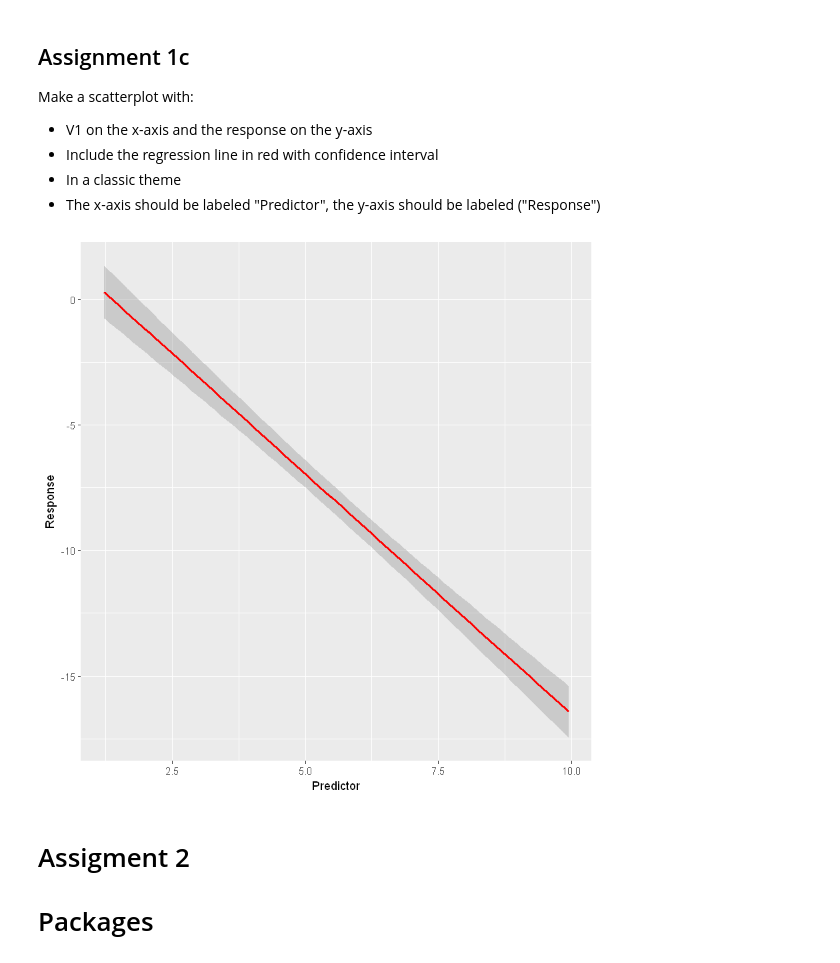
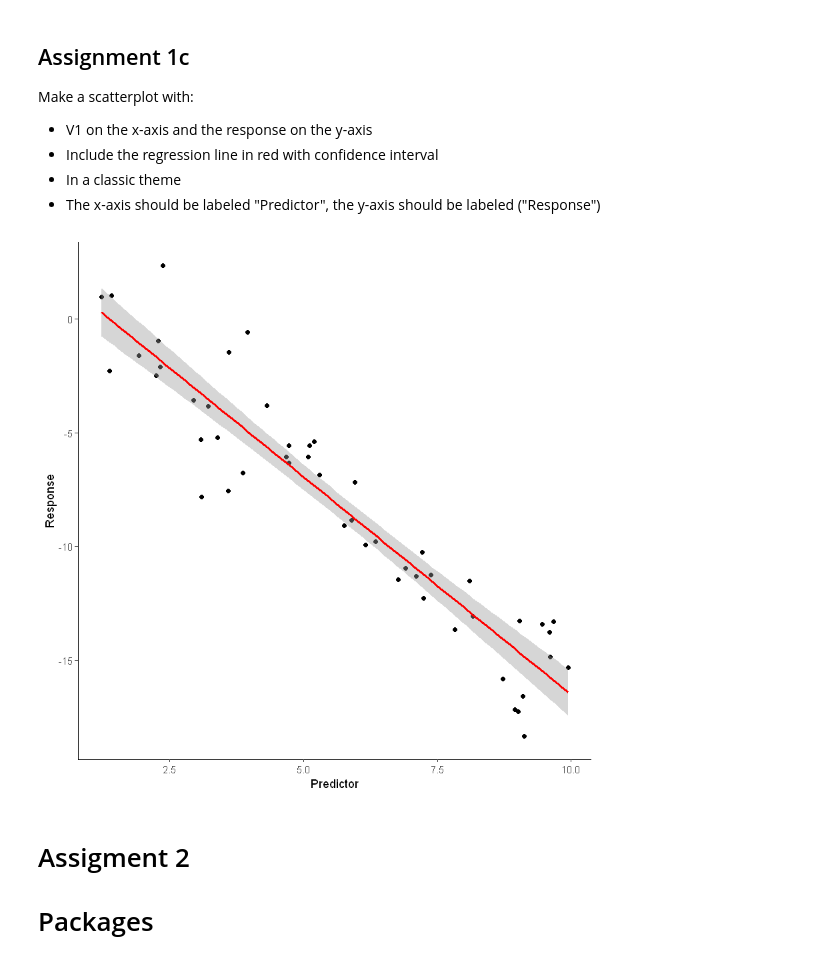
Before and after one commit to coenvdrwielen/assignments, a Jupyter notebook: Exam_student.ipynb, the cells around one changed output. Saved outputs shown, nothing was run; the diff lists cells and outputs as text; code cells hidden in the pictures.

```diff
--- a/Exam_student.ipynb
+++ b/Exam_student.ipynb
@@ -24,7 +38,8 @@ The data are given:
 set.seed(123)
 df1 <- as.data.frame(matrix(runif(1*50, min = 1, max = 10), ncol = 1)) %>%
     mutate(epsilon = rnorm(50, mean = 0, sd = 2)) %>%
-    mutate(rggplot(data = df1, mapping = aes(x=group, y=V1)) +
-  geom_boxplot()response = 3 - 2* V1  + epsilon) %>%
+     mutate(response = 3 - 2* V1  + epsilon) %>%
     mutate(group = ifelse(V1 <= 5, 1,2))
+
+head(df1)
 # %% [output]
@@ -98,12 +115,9 @@ Make a scatterplot with:
 * In a classic theme
 * The x-axis should be labeled "Predictor", the y-axis should be labeled ("Response")
 # %%
-ggplot(df1, aes(V1, response, theme = 'classic')) +
-geom_smooth(method=lm, color = 'red') +
-xlab('Predictor') +
-ylab('Response')
+ggplot(data = df1, aes(x = V1, y = response, theme = 'classic')) + geom_point() + geom_smooth( method = lm, color = 'red') + theme_classic() + xlab("Predictor") + ylab("Response")
 # %% [output]
-[figure, old version]
+[figure, new version]
 # %% [markdown]
 # Assigment 2
 
```
Also changed, not shown: parts of 12 cells of this notebook.
